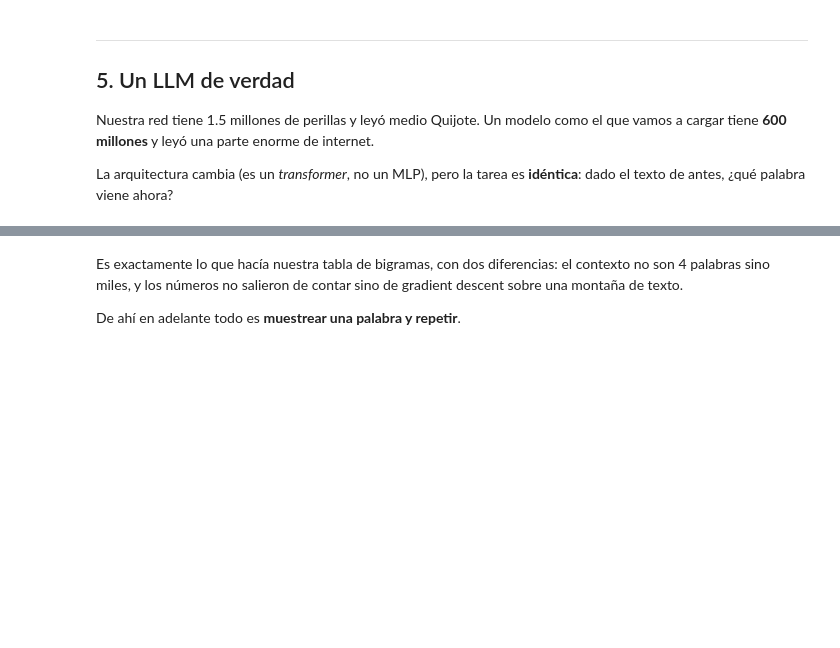
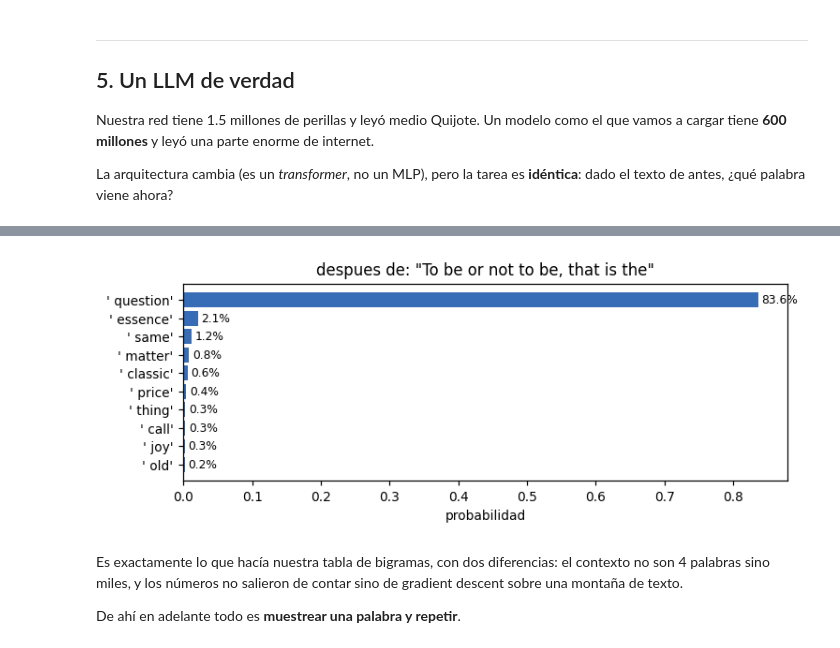
Before and after one commit to leaguilar/fit_2026, a Jupyter notebook: notebooks/3_modelos_de_lenguaje.ipynb, the cells around one changed output, grey strips where cells are left out. Cells and saved outputs as stored; diff of their text form; code cells hidden in the pictures; blank space fills up the shorter version.

```diff
--- a/notebooks/3_modelos_de_lenguaje.ipynb
+++ b/notebooks/3_modelos_de_lenguaje.ipynb
@@ -489,3 +593,7 @@ barras_siguiente("En un lugar de la Mancha, de cuyo nombre no quiero")
+# %%
+barras_siguiente("To be or not to be, that is the")
+# %% [output]
+[figure, added]
 # %% [markdown]
 Es exactamente lo que hacía nuestra tabla de bigramas, con dos diferencias:
 el contexto no son 4 palabras sino miles, y los números no salieron de
```
Also changed, not shown: parts of 20 cells of this notebook.
